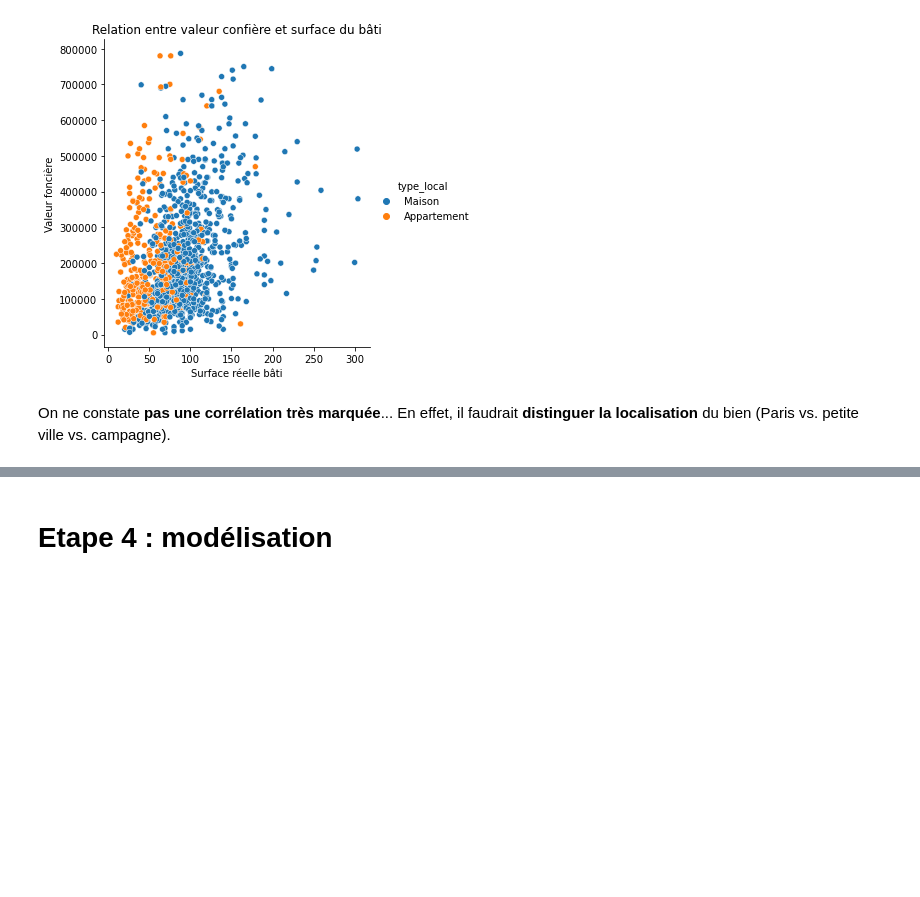
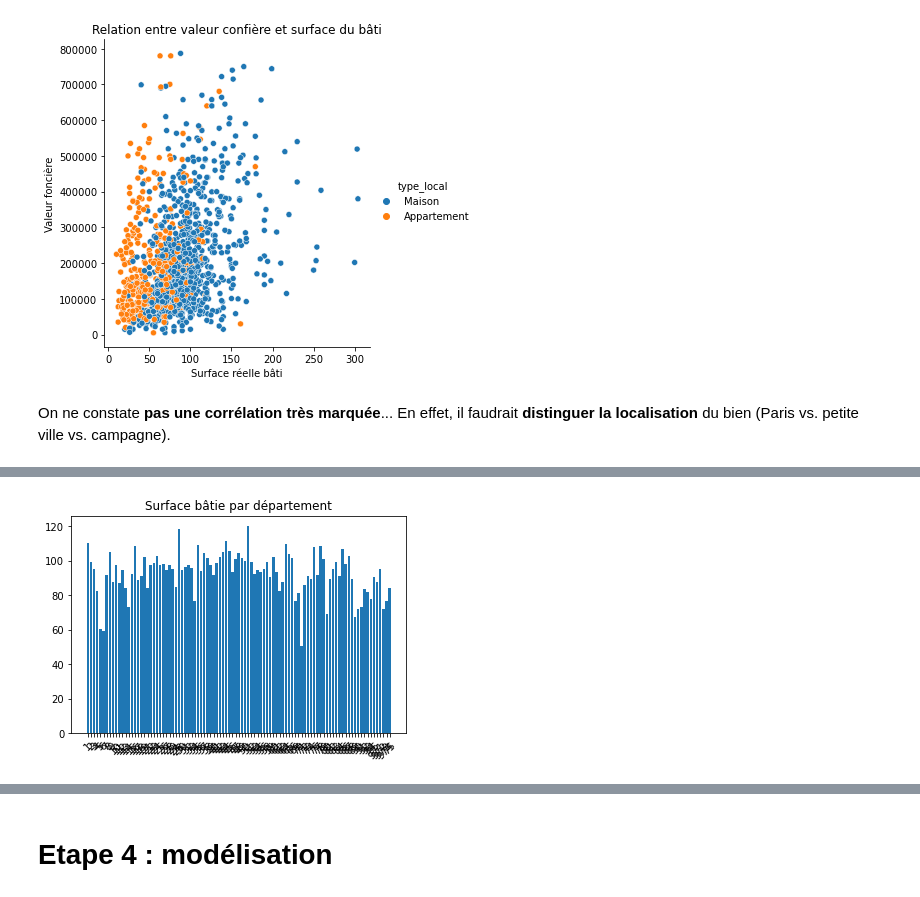
Before and after one commit to victor-kerros/tokenisation-immo, a Jupyter notebook: token-immo.ipynb, the cells around one changed output, grey strips where cells are left out. Cells and saved outputs as stored; diff of their text form; code cells hidden in the pictures; blank space fills up the shorter version.

```diff
--- a/token-immo.ipynb
+++ b/token-immo.ipynb
@@ -752,0 +764,9 @@ On ne constate **pas une corrélation très marquée**... En effet, il faudrait
+# %%
+fig, axs = plt.subplots()
+axs.set(title = "Surface bâtie par département")
+axs.bar(x = [str(i) for i in data.code_departement.unique()],
+            height = data.groupby("code_departement").surface_reelle_bati.mean() )
+plt.xticks(rotation = 45)
+plt.show()
+# %% [output]
+[figure, added]
```
Also changed, not shown: parts of 41 cells of this notebook.
